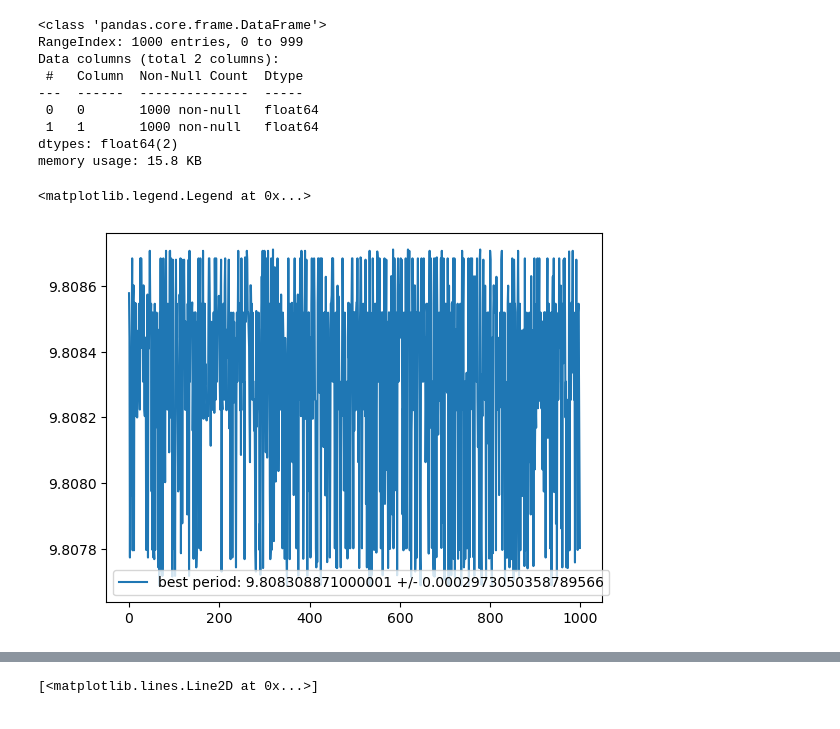
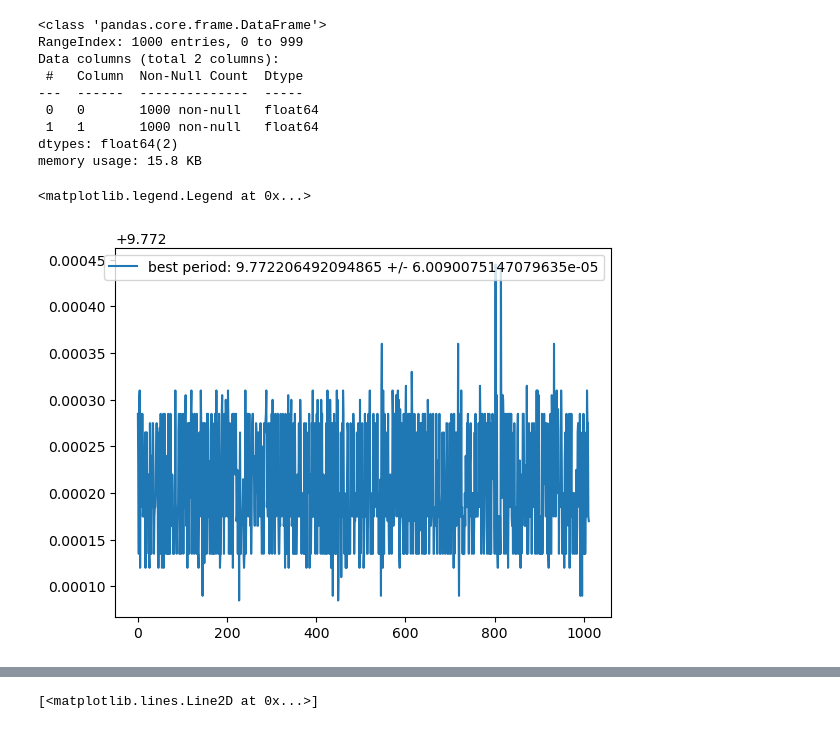
Before and after one commit to supremeKAI40/ULXP_thesis_analysis, a Jupyter notebook: nicer/nb_bootstrap_reportin.ipynb, the cells around one changed output, grey strips where cells are left out. Cells and saved outputs as stored; diff of their text form; code cells hidden in the pictures.

```diff
--- a/nicer/nb_bootstrap_reportin.ipynb
+++ b/nicer/nb_bootstrap_reportin.ipynb
@@ -313,11 +159,11 @@ dtypes: float64(2)
 memory usage: 15.8 KB
 # %%
 
-plt.plot(df201[0],label=f'best period: {df201[0].mean()} +/- {np.std(df201[0])}')
+plt.plot(df284[0],label=f'best period: {df284[0].mean()} +/- {np.std(df284[0])}')
 plt.legend()
 # %% [output]
 <matplotlib.legend.Legend at 0x...>
-[figure, old version]
+[figure, new version]
 # %%
 def report_period(dfllist):
     for df in dflist:
```
Also changed, not shown: parts of 22 cells of this notebook, 1 other file.
